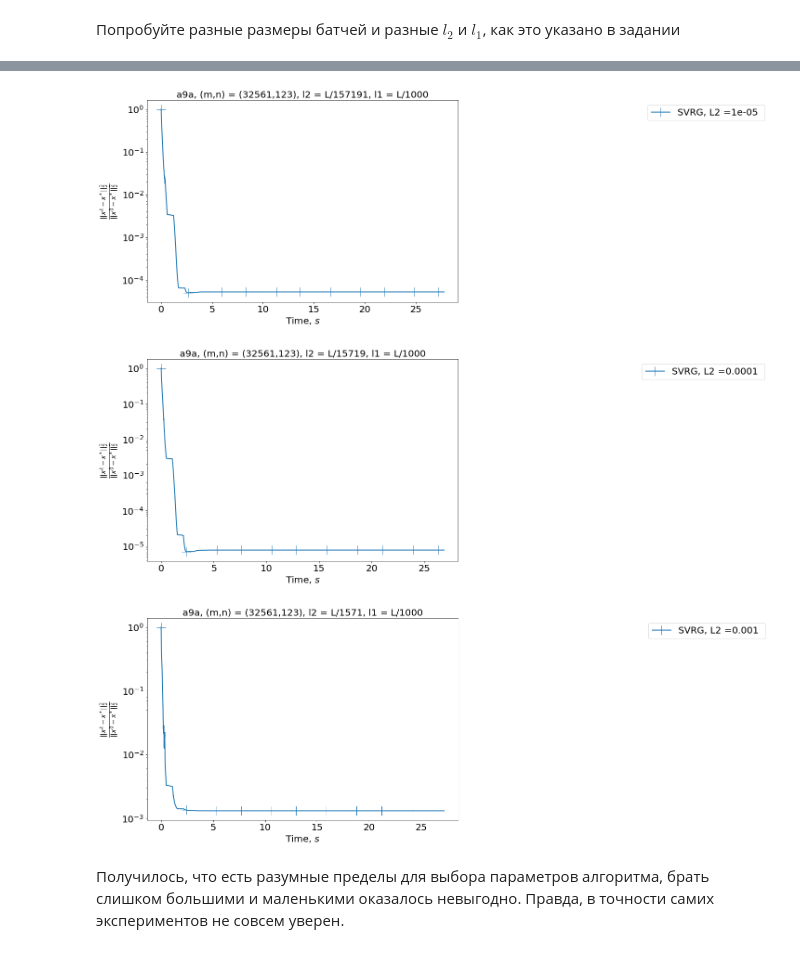
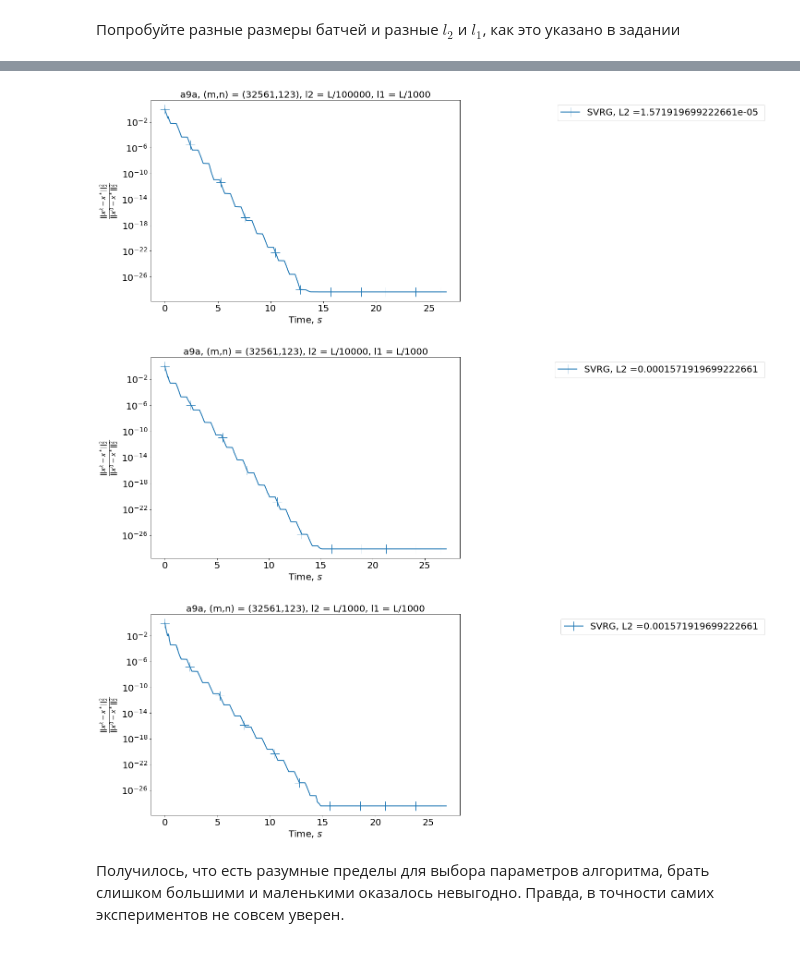
Before and after one commit to rogachevai/MADESpring2020_MOML, a Jupyter notebook: Practice/homework_5/hw5_made.ipynb, the cells around one changed output, grey strips where cells are left out. Saved outputs shown, nothing was run; the diff lists cells and outputs as text; code cells hidden in the pictures.

```diff
--- a/Practice/homework_5/hw5_made.ipynb
+++ b/Practice/homework_5/hw5_made.ipynb
@@ -604,6 +606,6 @@ make_plots(args=args_for_plots)
 # %%
 %%time
-for l2_ in[1/100000,1/10000,1/1000]:
+for l2_ in[L/100000,L/10000,L/1000]:
     dataset = "a9a"
     filename=dataset+"_x_init_all_ones"
     test_indices = None
@@ -678,5 +683,5 @@ for r in[1,10,100]:
 # %%
-for l2_ in[1/100000,1/10000,1/1000]:
+for l2_ in[L/100000,L/10000,L/1000]:
     dataset = "a9a"
     filename=dataset+"_x_init_all_ones"
     test_indices = None
@@ -686,8 +691,8 @@ for l2_ in[1/100000,1/10000,1/1000]:
     batch_size = 10
     M = int(2*m/batch_size)
     gamma = 1.0/(6*(L+l2))
-    x_star = read_solution(dataset, L/10000, L/1000)[0]
-    f_star = read_solution(dataset, L/10000, L/1000)[1]
+    x_star = read_solution(dataset, l2,l1)[0]
+    f_star = read_solution(dataset, l2,l1)[1]
     S = 40
     save_info_period = 100
     sparse_full = False
@@ -697,32 +702,32 @@ for l2_ in[1/100000,1/10000,1/1000]:
      l1=l1, S=S, M=M, max_t=np.inf,
      batch_size=batch_size, indices=None, save_info_period=save_info_period,
      x_star=x_star, f_star=f_star)
-    save_solution(dataset, l2, l1, res['last_iter'], res['func_vals'][-1])
+    #save_solution(dataset, l2, l1, res['last_iter'], res['func_vals'][-1])
 # %%
-for l2_ in[1/100000,1/10000,1/1000]:
+for l2_ in[L/100000,L/10000,L/1000]:
     dataset = "a9a"
     filename=dataset+"_x_init_all_ones"
     l2 = l2_
     l1 = L / 1000
     batch_size = 10
     gamma = 1.0/(6*(L+l2))
     methods = [
              ['SVRG', [gamma, l2, l1, S, int(2*m/batch_size), 10],
                f', L2 ={l2_} ', None],
     ]
     mode_y = 'squared_distances'
     mode_x = 'time'
     figsize = (12, 8)
     fontsize = 20
     title = dataset+", (m,n) = ("+str(m)+","+str(n)+"), l2 = L/"+str(int(L/l2))+", l1 = L/"+str(int(L/l1))
 
     args_for_plots = [dataset, filename, mode_y, mode_x, figsize, fontsize, title, methods]
     make_plots(args=args_for_plots)
     plt.show()
 # %% [output]
-[figure, old version]
+[figure, new version]
-[figure, old version]
+[figure, new version]
-[figure, old version]
+[figure, new version]
 # %% [markdown]
 Получилось, что есть разумные пределы для выбора параметров алгоритма, брать слишком большими и маленькими оказалось невыгодно. Правда, в точности самих экспериментов не совсем уверен.
 # %% [markdown]
```
Also changed, not shown: parts of 6 cells of this notebook, 18 other files.
